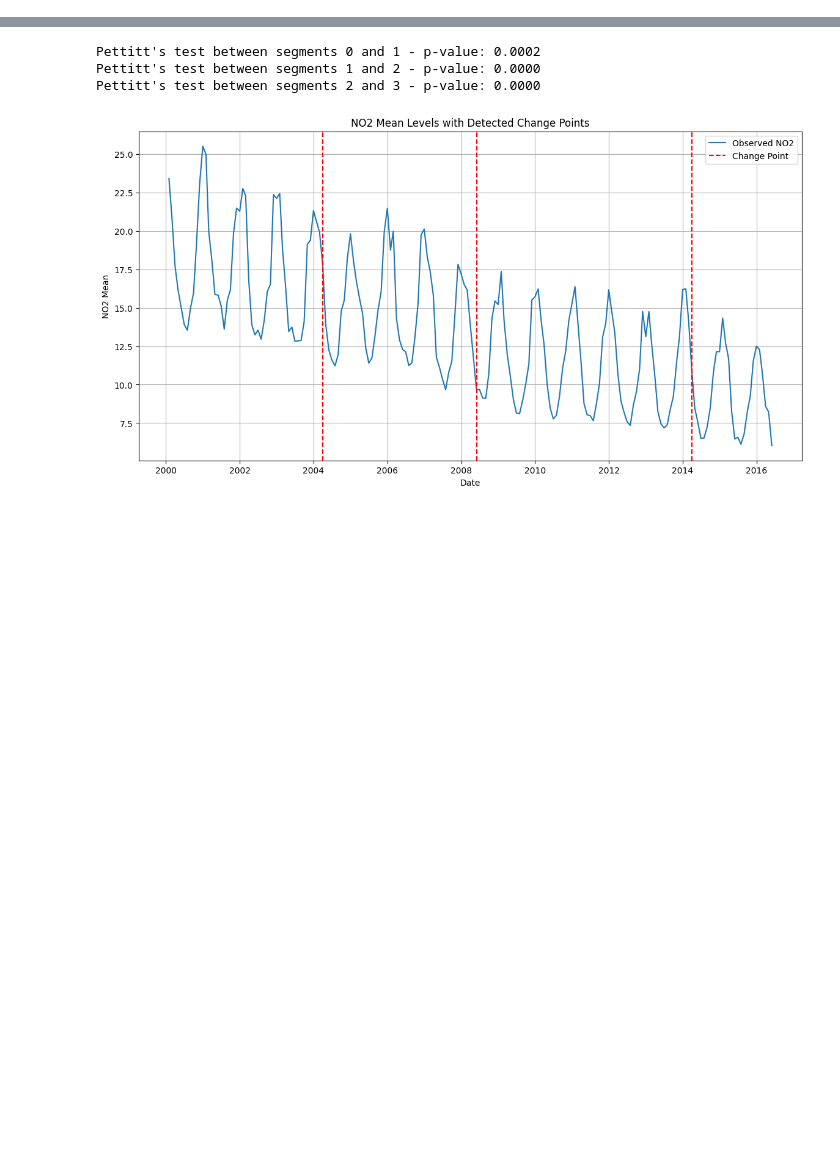
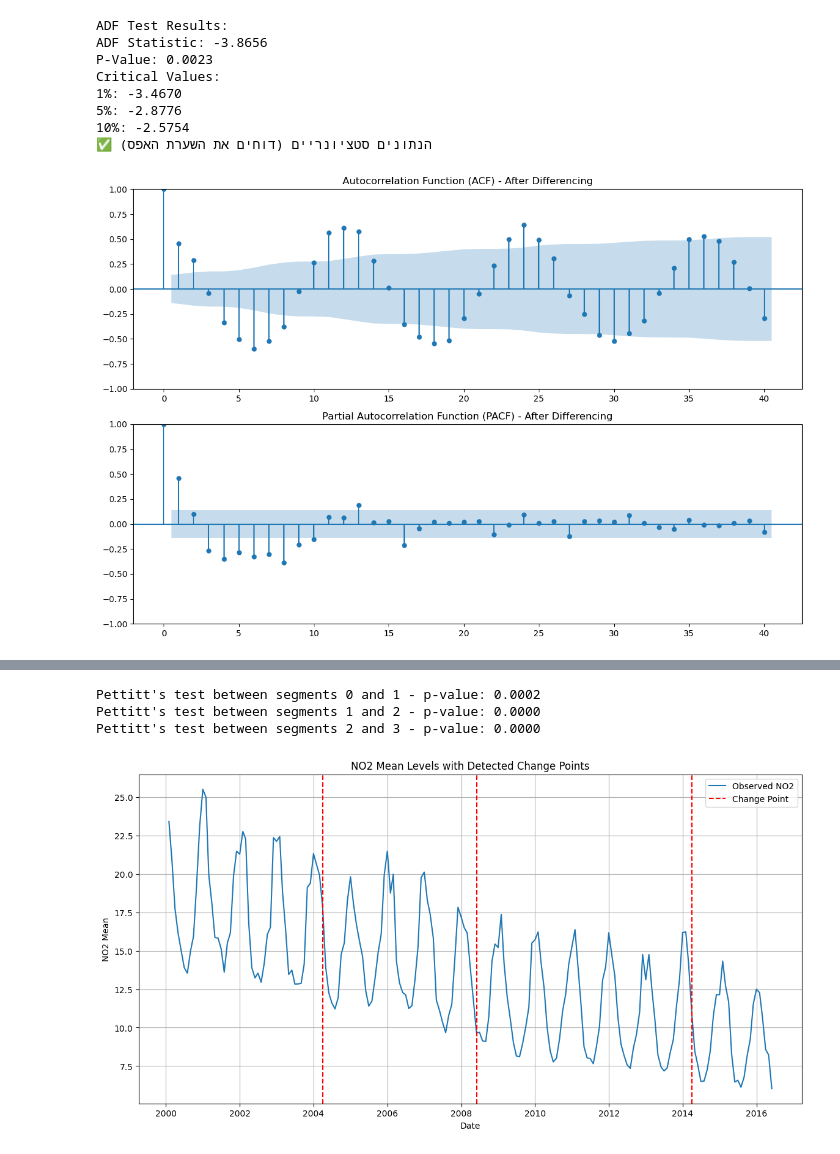
Before and after one commit to AmitShirazi1/TimeSeries_Project, a Jupyter notebook: project_code.ipynb, the cells around one changed output, grey strips where cells are left out. Cells and saved outputs as stored; diff of their text form; code cells hidden in the pictures; blank space fills up the shorter version.

```diff
--- a/project_code.ipynb
+++ b/project_code.ipynb
@@ -243,0 +223,30 @@ Fourier Regression - MSE: 0.92, MAE: 0.80, MAPE: 10.45%
+# %%
+# ביצוע הפרש ראשון
+df_monthly_diff = df_monthly.diff().dropna()
+
+# בדיקת ADF מחדש
+adf_test(df_monthly_diff["NO2 Mean"])
+
+# ACF and PACF after differencing
+fig, ax = plt.subplots(2, 1, figsize=(12, 8))
+
+# ACF plot after differencing
+plot_acf(df_monthly_diff["NO2 Mean"], ax=ax[0], lags=40)
+ax[0].set_title("Autocorrelation Function (ACF) - After Differencing")
+
+# PACF plot after differencing
+plot_pacf(df_monthly_diff["NO2 Mean"], ax=ax[1], lags=40)
+ax[1].set_title("Partial Autocorrelation Function (PACF) - After Differencing")
+
+plt.tight_layout()
+plt.show()
+# %% [output]
+ADF Test Results:
+ADF Statistic: -3.8656
+P-Value: 0.0023
+Critical Values:
+1%: -3.4670
+5%: -2.8776
+10%: -2.5754
+✅ הנתונים סטציונריים (דוחים את השערת האפס)
+[figure, added]
```
Also changed, not shown: parts of 30 cells of this notebook.
